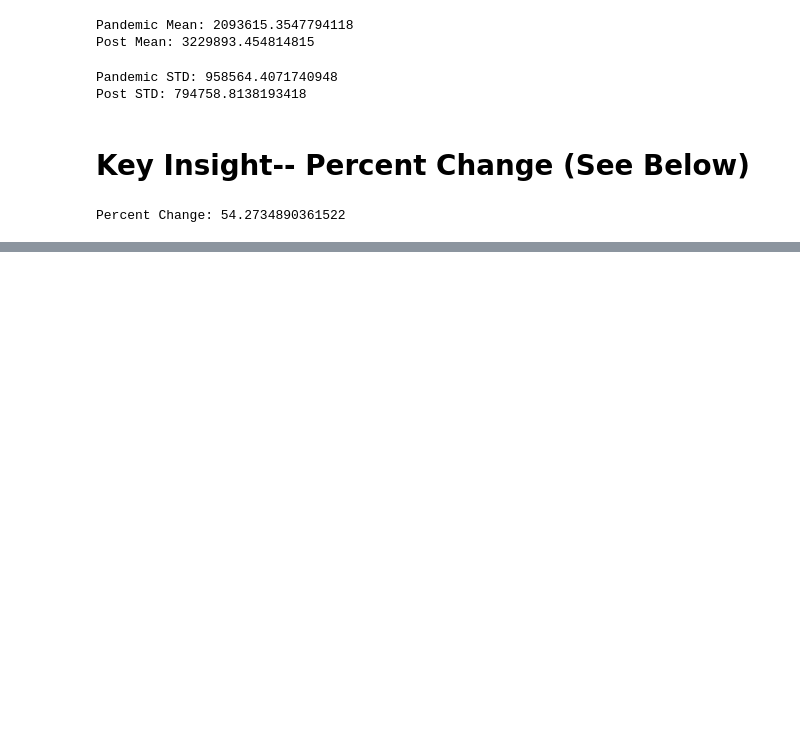
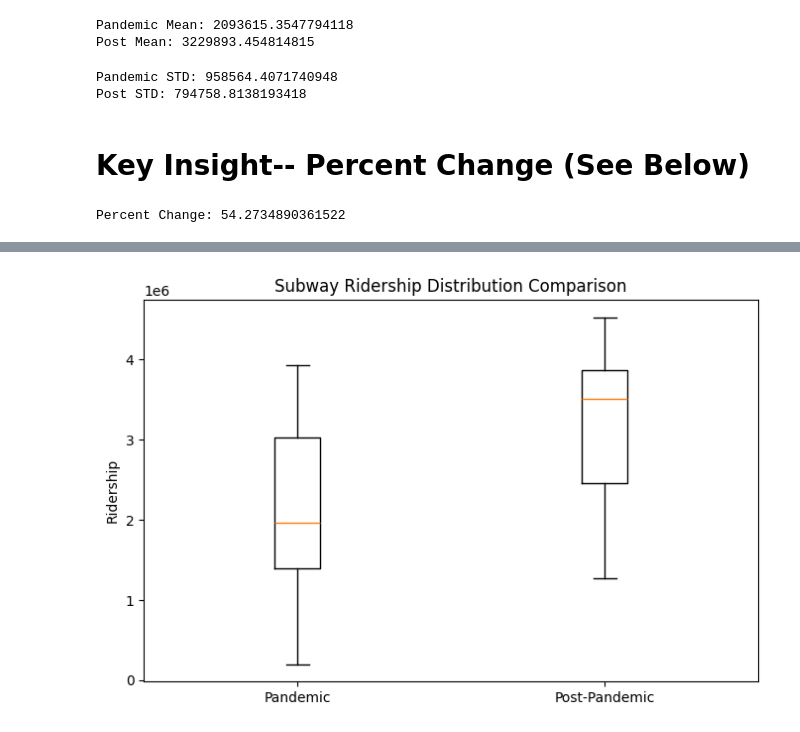
Before and after one commit to Reggie-Amedee-Tech/phase_1_project, a Jupyter notebook: notebooks/Marquita_eda.ipynb, the cells around one changed output, grey strips where cells are left out. Saved outputs shown, nothing was run; the diff lists cells and outputs as text; code cells hidden in the pictures; blank space fills up the shorter version.

```diff
--- a/notebooks/Marquita_eda.ipynb
+++ b/notebooks/Marquita_eda.ipynb
@@ -106,0 +147,17 @@ Percent Change: 54.2734890361522
+# %%
+import matplotlib.pyplot as plt
+
+data_to_plot = [
+    pandemic_data["subways_total_estimated_ridership"],
+    post_data["subways_total_estimated_ridership"]
+]
+
+plt.figure(figsize=(8,5))
+plt.boxplot(data_to_plot, labels=["Pandemic", "Post-Pandemic"])
+
+plt.title("Subway Ridership Distribution Comparison")
+plt.ylabel("Ridership")
+
+plt.show()
+# %% [output]
+[figure, added]
```
Also changed, not shown: parts of 13 cells of this notebook.
